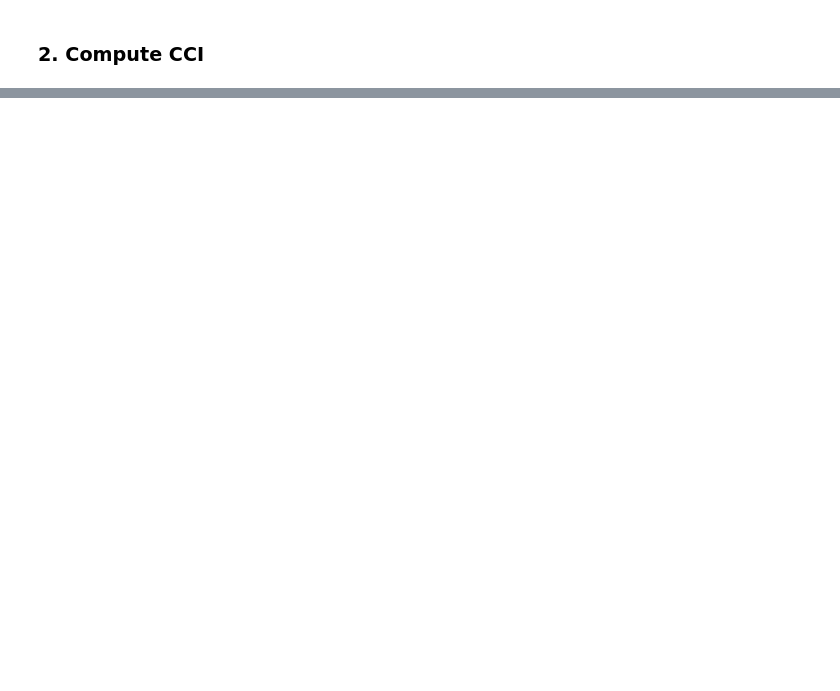
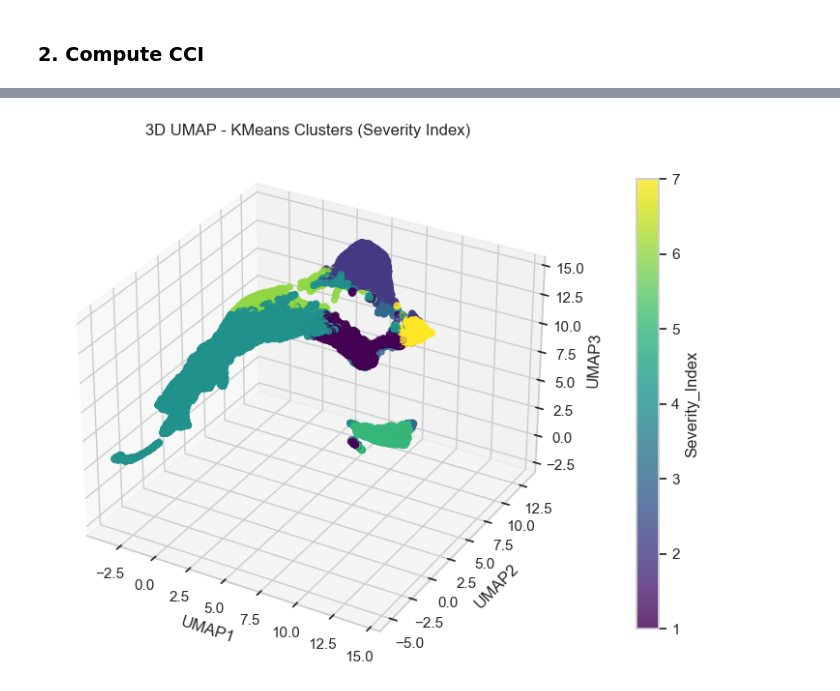
Before and after one commit to ImranBary/VITAI, a Jupyter notebook: Notebooks/01_full_dataset_with_cci.ipynb, the cells around one changed output, grey strips where cells are left out. Drawn from its saved outputs; the diff is of its cells as text; code cells hidden in the pictures; blank space fills up the shorter version.

```diff
--- a/Notebooks/01_full_dataset_with_cci.ipynb
+++ b/Notebooks/01_full_dataset_with_cci.ipynb
@@ -346,0 +362,20 @@ Analysis complete. Full dataset with CCI integrated.
+# %%
+##################################################
+# 4.4 Create a "Severity Index" from Clusters
+##################################################
+# For demonstration, we map clusters to severity levels
+# by ordering them by the mean 'Predicted_Health_Index'.
+
+cluster_map = (
+    data_merged
+    .groupby('Cluster')['Predicted_Health_Index']
+    .mean()
+    .sort_values()
+    .reset_index()
+)
+cluster_map['Severity_Index'] = range(1, len(cluster_map) + 1)  # 1..#clusters
+mapping = cluster_map.set_index('Cluster')['Severity_Index'].to_dict()
+data_merged['Severity_Index'] = data_merged['Cluster'].map(mapping)
+
+print("Mapped clusters to severity levels (1 = least severe, higher = more severe).")
+cluster_map
@@ -346,0 +428,30 @@ Analysis complete. Full dataset with CCI integrated.
+# %%
+####################################
+# 4.6 3D Visualization (UMAP or t-SNE)
+####################################
+
+# Let's do 3D with UMAP for demonstration:
+umap_3d = umap.UMAP(n_components=3, random_state=42)
+umap_3d_results = umap_3d.fit_transform(X_scaled)
+
+fig = plt.figure(figsize=(10,7))
+ax = fig.add_subplot(111, projection='3d')
+sc = ax.scatter(
+    umap_3d_results[:,0],
+    umap_3d_results[:,1],
+    umap_3d_results[:,2],
+    c=data_merged['Severity_Index'],
+    cmap='viridis',
+    alpha=0.8
+)
+
+ax.set_title(f"3D UMAP - {best_method} Clusters (Severity Index)")
+ax.set_xlabel("UMAP1")
+ax.set_ylabel("UMAP2")
+ax.set_zlabel("UMAP3")
+cbar = plt.colorbar(sc, ax=ax, fraction=0.03, pad=0.09)
+cbar.set_label("Severity_Index")
+
+plt.show()
+# %% [output]
+[figure, added]
```
Also changed, not shown: parts of 20 cells of this notebook, 36 other files.
